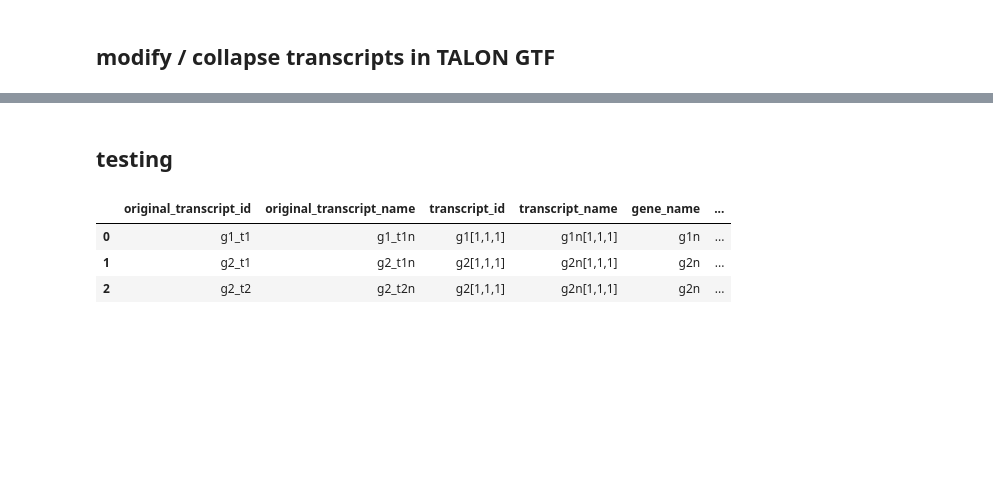
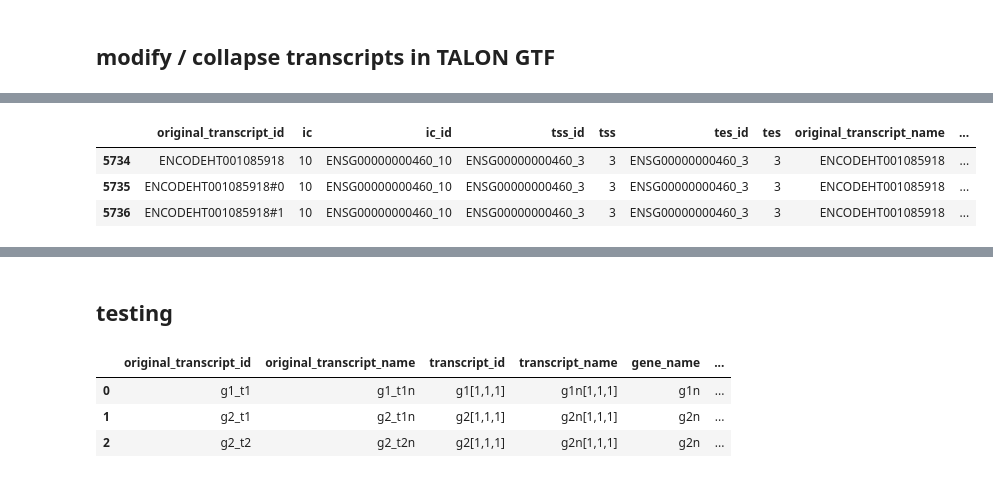
Before and after one commit to mortazavilab/cerberus, a Jupyter notebook: 220412_dev.ipynb, the cells around one changed output, grey strips where cells are left out. Drawn from its saved outputs; the diff is of its cells as text; code cells hidden in the pictures; blank space fills up the shorter version.

```diff
--- a/220412_dev.ipynb
+++ b/220412_dev.ipynb
@@ -252,2 +282,9 @@ def update_gtf_ends(gtf, tss, tes):
+# %%
+m_df.loc[m_df.transcript_id == 'ENSG00000000460[3,10,3]']
+# %% [output]
+|  | original_transcript_id | ic | ic_id | tss_id | tss | tes_id | tes | original_transcript_name | ... |
+| 5734 | ENCODEHT001085918 | 10 | ENSG00000000460_10 | ENSG00000000460_3 | 3 | ENSG00000000460_3 | 3 | ENCODEHT001085918 | ... |
+| 5735 | ENCODEHT001085918#0 | 10 | ENSG00000000460_10 | ENSG00000000460_3 | 3 | ENSG00000000460_3 | 3 | ENCODEHT001085918 | ... |
+| 5736 | ENCODEHT001085918#1 | 10 | ENSG00000000460_10 | ENSG00000000460_3 | 3 | ENSG00000000460_3 | 3 | ENCODEHT001085918 | ... |
 # %%
 h5 = '/Users/fairliereese/mortazavi_lab/data/rnawg/lr_bulk/cerberus/human_cerberus.h5'
```
Also changed, not shown: parts of 20 cells of this notebook.
